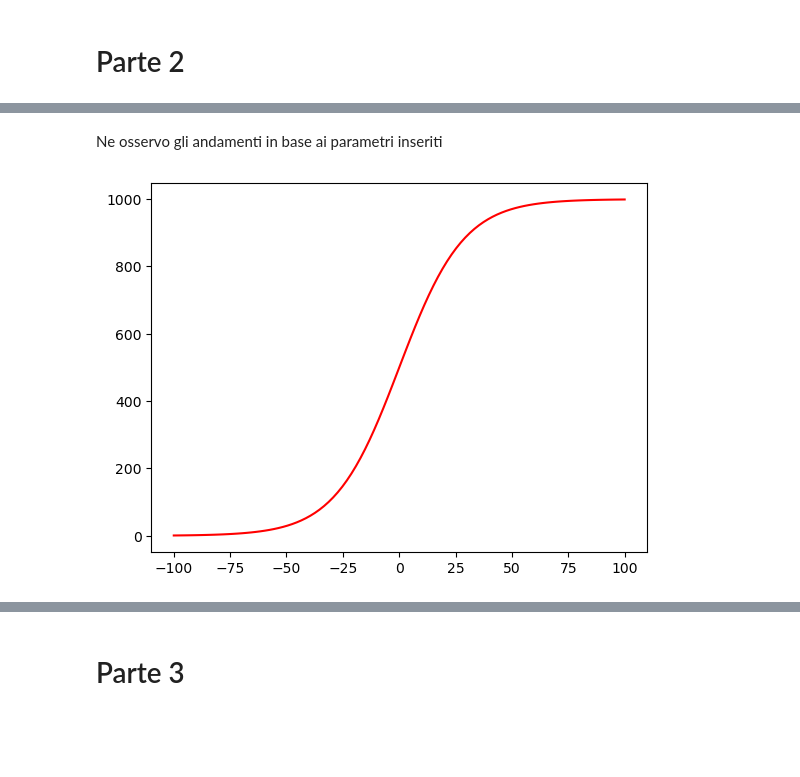
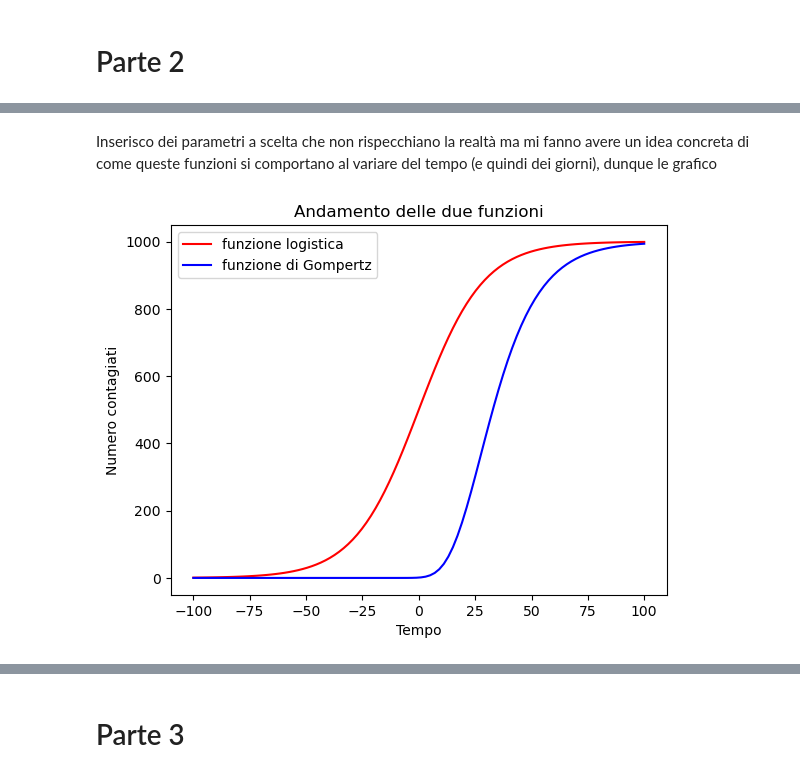
Before and after one commit to ErikMoro02/EsameCOVID, a Jupyter notebook: Esame COVID Erik Moro.ipynb, the cells around one changed output, grey strips where cells are left out. Cells and saved outputs as stored; diff of their text form; code cells hidden in the pictures; blank space fills up the shorter version.

```diff
--- a/Esame COVID Erik Moro.ipynb
+++ b/Esame COVID Erik Moro.ipynb
@@ -73,8 +71,8 @@ def gompertz(Ntot,k,t0,t):
     deltat=[i-t0 for i in t]
     gomp=[Ntot*np.exp(-np.log(Ntot)*np.exp(-k*(i))) for i in deltat]
     return gomp
-# %% [markdown]
-Ne osservo gli andamenti in base ai parametri inseriti
+# %% [markdown]
+Inserisco dei parametri a scelta che non rispecchiano la realtà ma mi fanno avere un idea concreta di come queste funzioni si comportano al variare del tempo (e quindi dei giorni), dunque le grafico
 # %%
 k=0.07
 Ntot=1000.
@@ -82,9 +80,16 @@ t0=0.
 # %%
 t=np.linspace(-100,100,100)
 
 logi= logistica(Ntot,k,t0,t)
+gomp= gompertz(Ntot,k,t0,t)
 
-plt.plot(t, logi, color='red')
+plt.plot(t, logi, color='red',label='funzione logistica')
+plt.plot(t, gomp, color='blue',label='funzione di Gompertz')
+
+plt.title('Andamento delle due funzioni')
+plt.ylabel('Numero contagiati')
+plt.xlabel('Tempo')
+plt.legend()
 plt.show()
 # %% [output]
-[figure, old version]
+[figure, new version]
```
Also changed, not shown: parts of 35 cells of this notebook.
